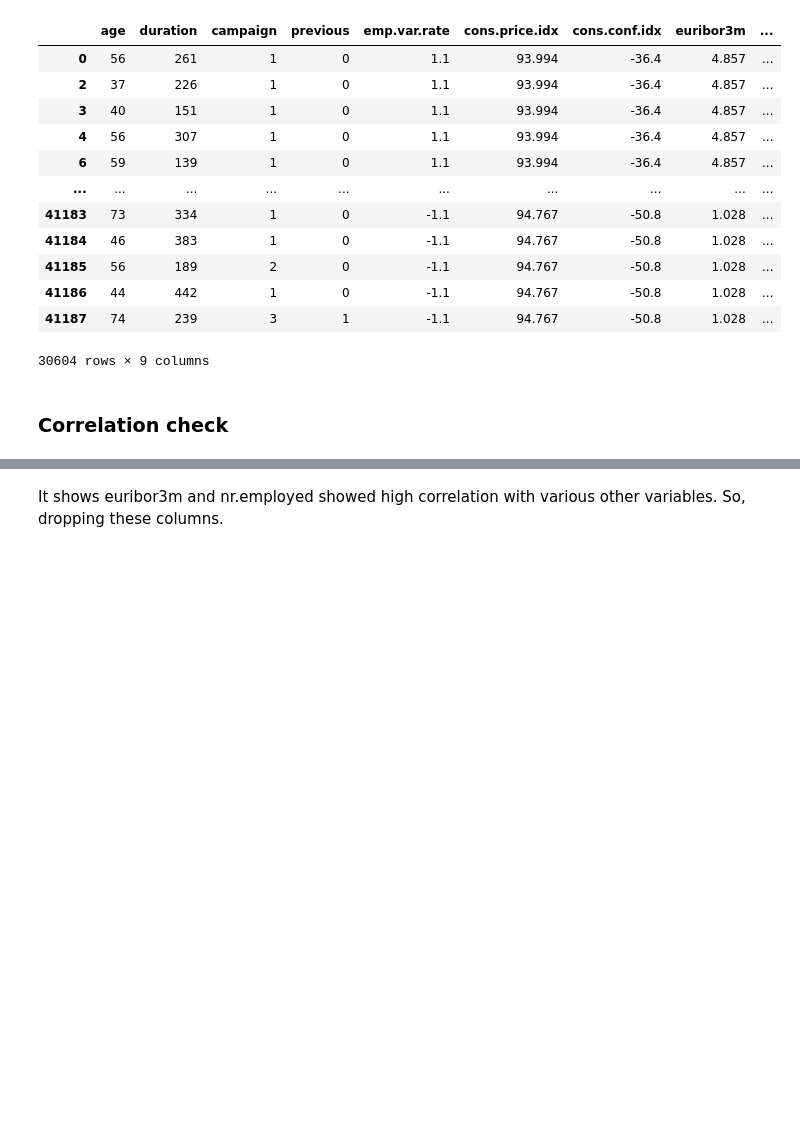
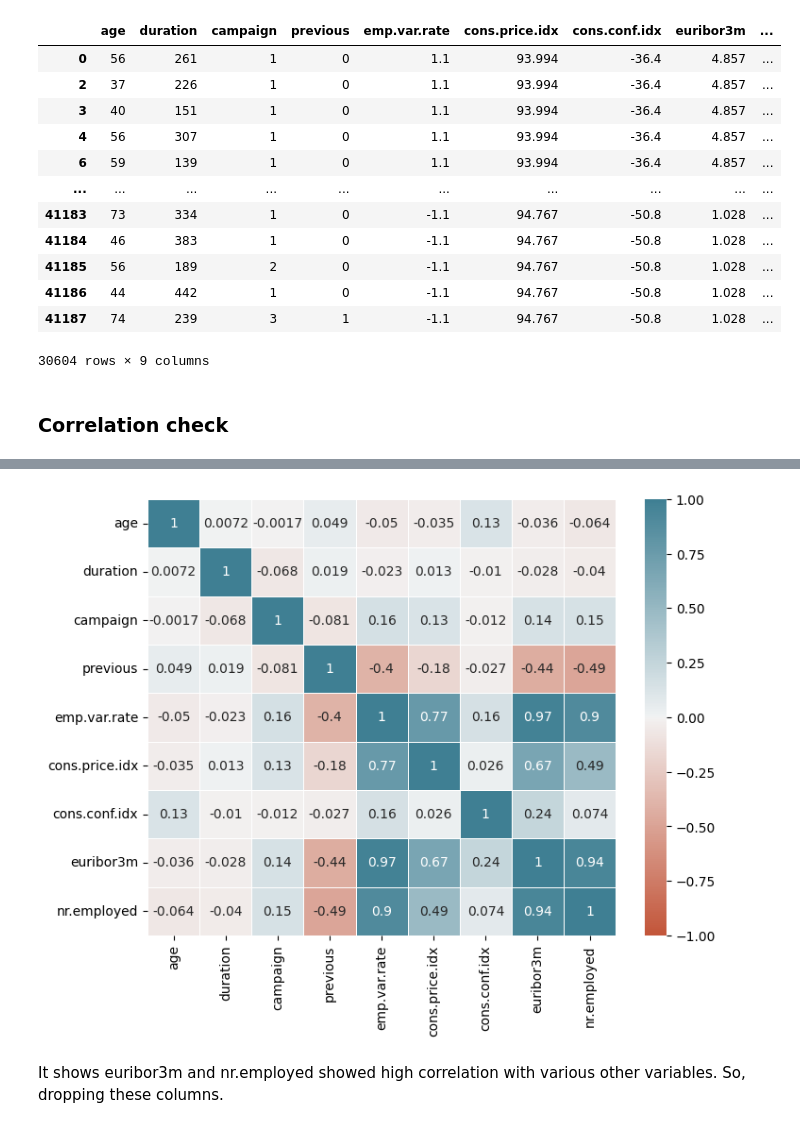
Before and after one commit to KISEE41/Banking-Marketing-Target, a Jupyter notebook: descriptive_analysis_of_variables.ipynb, the cells around one changed output, grey strips where cells are left out. Saved outputs shown, nothing was run; the diff lists cells and outputs as text; code cells hidden in the pictures; blank space fills up the shorter version.

```diff
--- a/descriptive_analysis_of_variables.ipynb
+++ b/descriptive_analysis_of_variables.ipynb
@@ -371,6 +371,12 @@ display(numerical_columns.corr())
 | cons.conf.idx | 0.125040 | -0.009972 | -0.012209 | -0.027428 | 0.156177 | 0.026074 | 1.000000 | 0.242456 | ... |
 | euribor3m | -0.036006 | -0.028489 | 0.141010 | -0.439157 | 0.969405 | 0.667203 | 0.242456 | 1.000000 | ... |
 | nr.employed | -0.064202 | -0.039813 | 0.148248 | -0.488675 | 0.900454 | 0.488880 | 0.074105 | 0.944904 | ... |
+# %%
+fig, ax = plt.subplots(figsize=(8,6))
+sns.heatmap(dataset_copy[numerical_columns.columns.to_list()].corr(), vmin=-1, vmax=1, cmap=sns.diverging_palette(20, 220, as_cmap=True), annot=True, linewidths=.5)
+plt.show()
+# %% [output]
+[figure, added]
 # %% [markdown]
 <p>It shows euribor3m and nr.employed showed high correlation with various other variables. So, dropping these columns.</p>
 # %%
```
Also changed, not shown: parts of 8 cells of this notebook.
